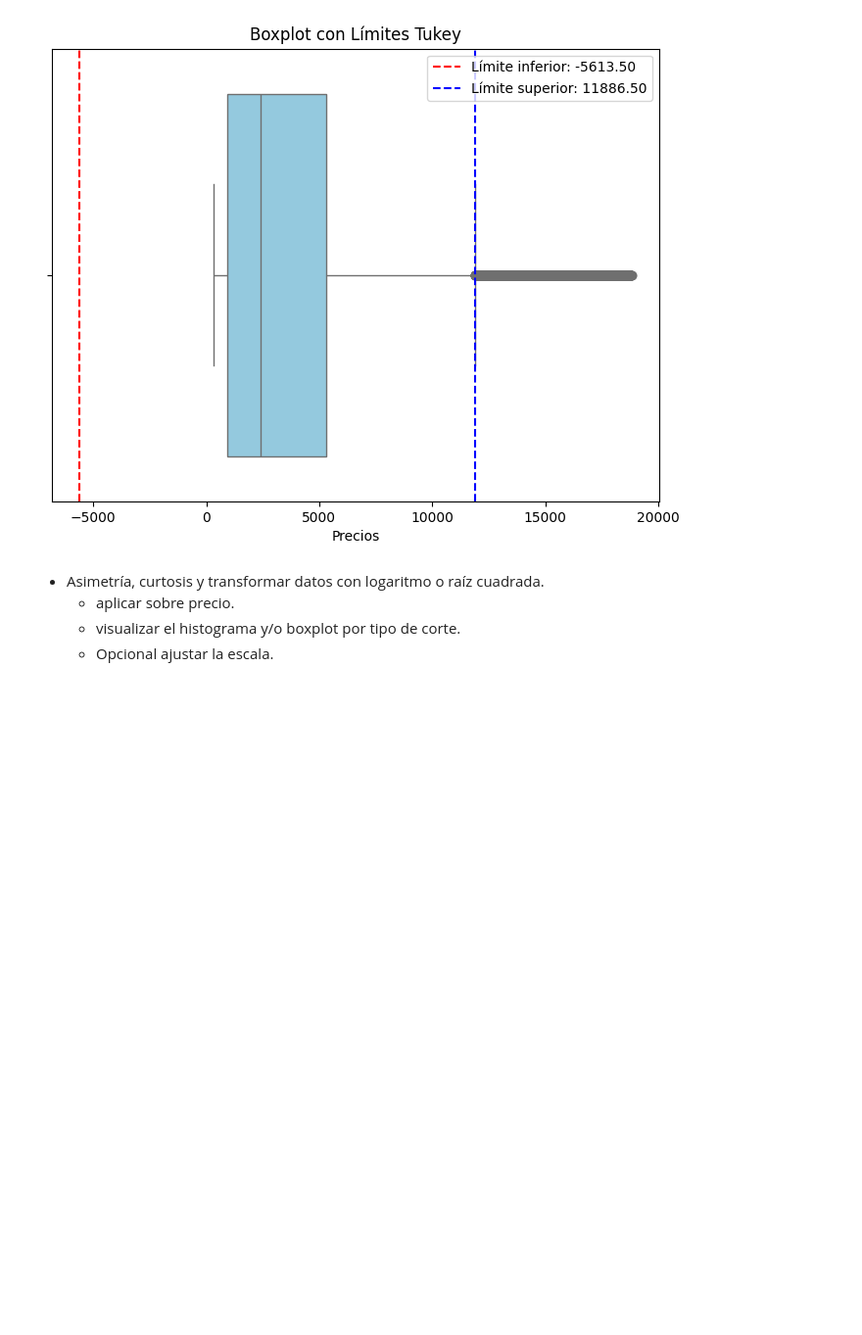
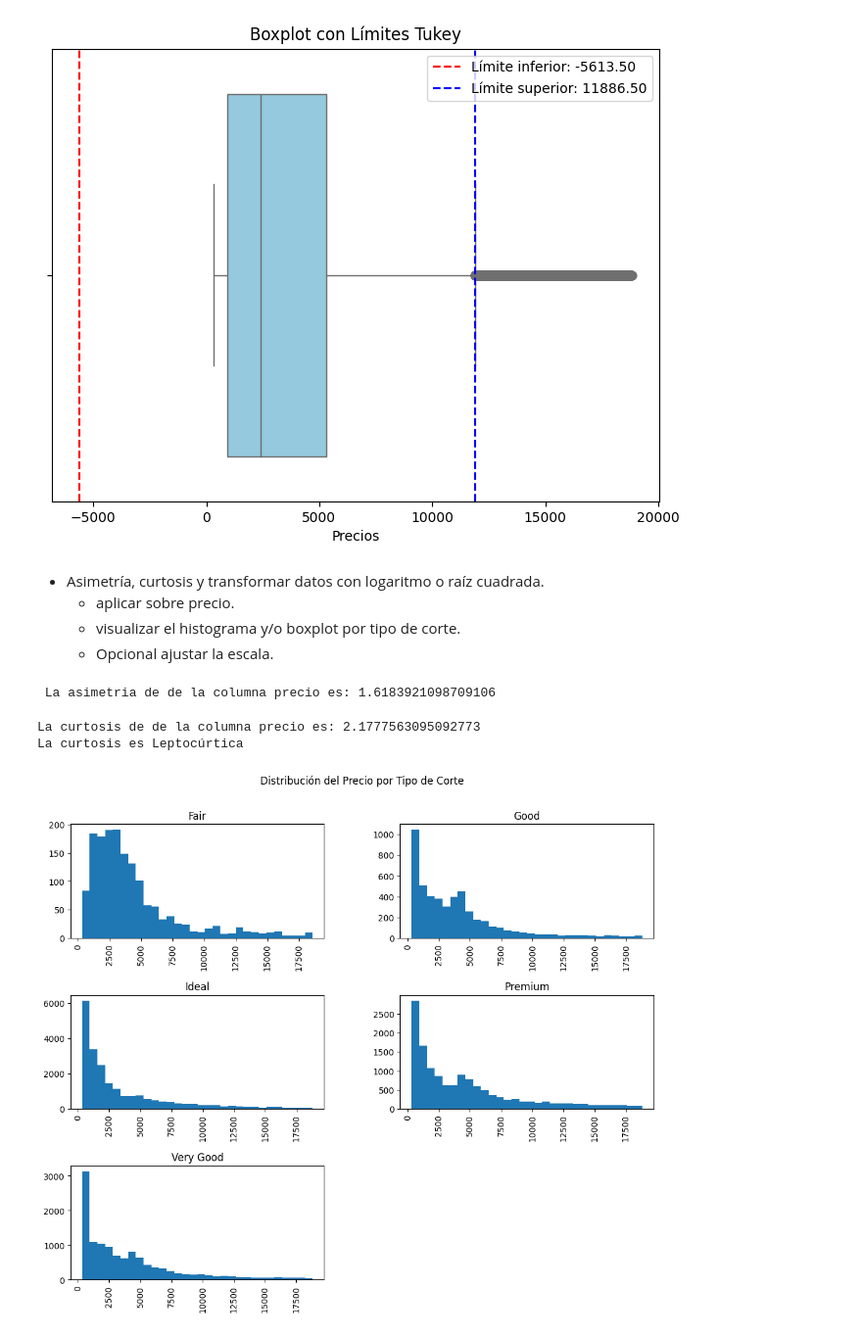
Before and after one commit to mplazap/Bootcamp_ejercicios, a Jupyter notebook: Tema 3 - Data Science/Ejercicio evaluable (19-01-2025)/M3 - Marino Plaza.ipynb, the cells around one changed output. Shown at 98% size. Saved outputs shown, nothing was run; the diff lists cells and outputs as text; code cells hidden in the pictures; blank space fills up the shorter version.

```diff
--- a/Tema 3 - Data Science/Ejercicio evaluable (19-01-2025)/M3 - Marino Plaza.ipynb
+++ b/Tema 3 - Data Science/Ejercicio evaluable (19-01-2025)/M3 - Marino Plaza.ipynb
@@ -629,3 +629,32 @@ plt.show()
     - aplicar sobre precio.
     - visualizar el histograma y/o boxplot por tipo de corte.
     - Opcional ajustar la escala.
+# %%
+asimetria_precio = df_diamonds['price'].skew()
+print(f" La asimetria de de la columna precio es: {asimetria_precio}")
+# %% [output]
+ La asimetria de de la columna precio es: 1.6183921098709106
+# %%
+kurtosis_precio = df_diamonds['price'].kurt()
+
+if kurtosis_precio >0:
+    print(f"La curtosis de de la columna precio es: {kurtosis_precio}")
+    print("La curtosis es Leptocúrtica")
+elif kurtosis_precio <0:
+    print(f"La curtosis de de la columna precio es: {kurtosis_precio}")
+    print("La curtosis es Platicútica")
+else:
+    print(f"La curtosis de de la columna precio es: {kurtosis_precio}")
+    print("La curtosis es Mesocúrtica")
+# %% [output]
+La curtosis de de la columna precio es: 2.1777563095092773
+La curtosis es Leptocúrtica
+# %%
+# Histograma de precios por tipo de corte
+df_diamonds.hist(column='price', by='cut', bins=30, figsize=(12, 10), sharex=False)
+plt.suptitle("Distribución del Precio por Tipo de Corte")
+plt.xlabel("Precio")
+plt.ylabel("Frecuencia")
+plt.show()
+# %% [output]
+[figure, added]
```
